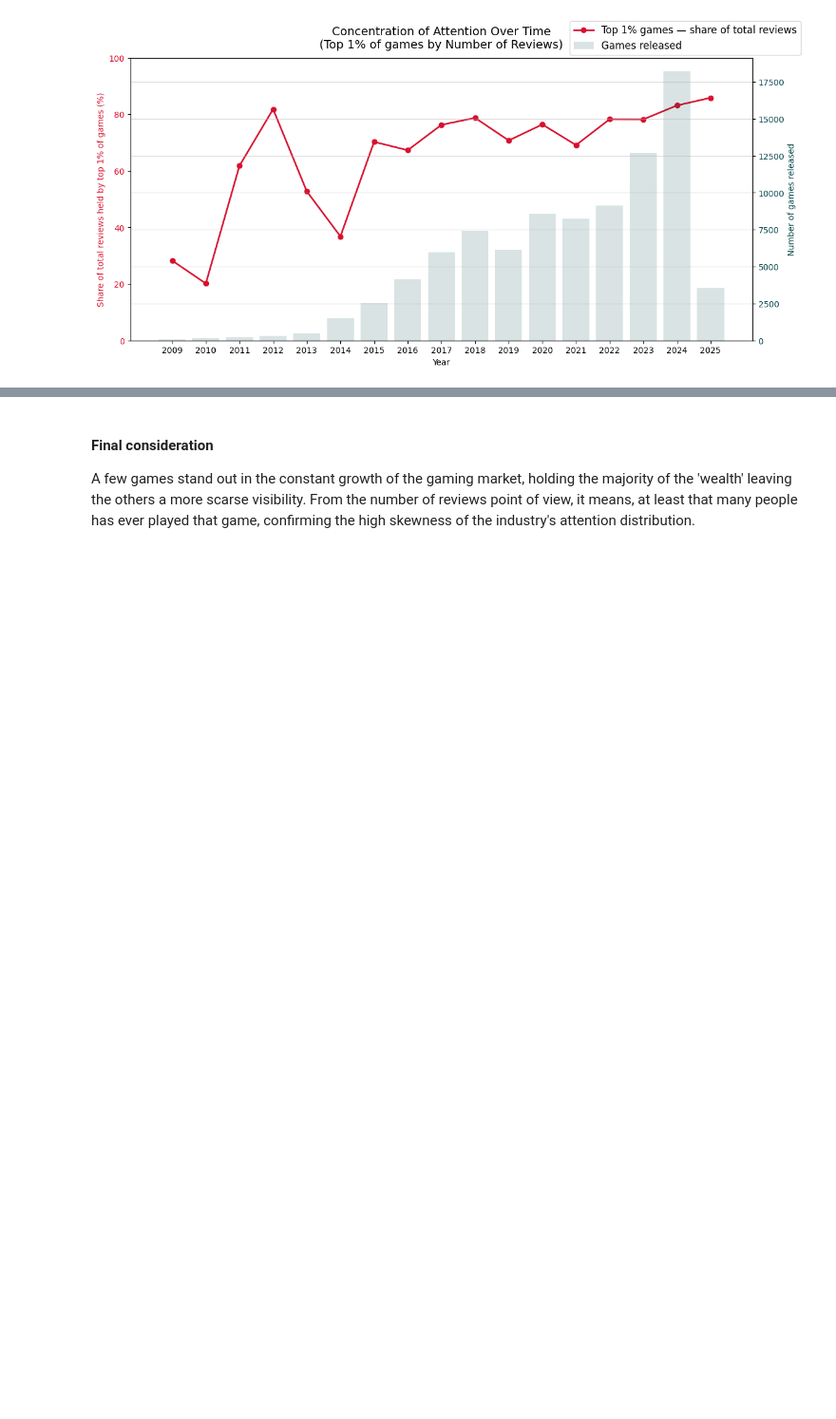
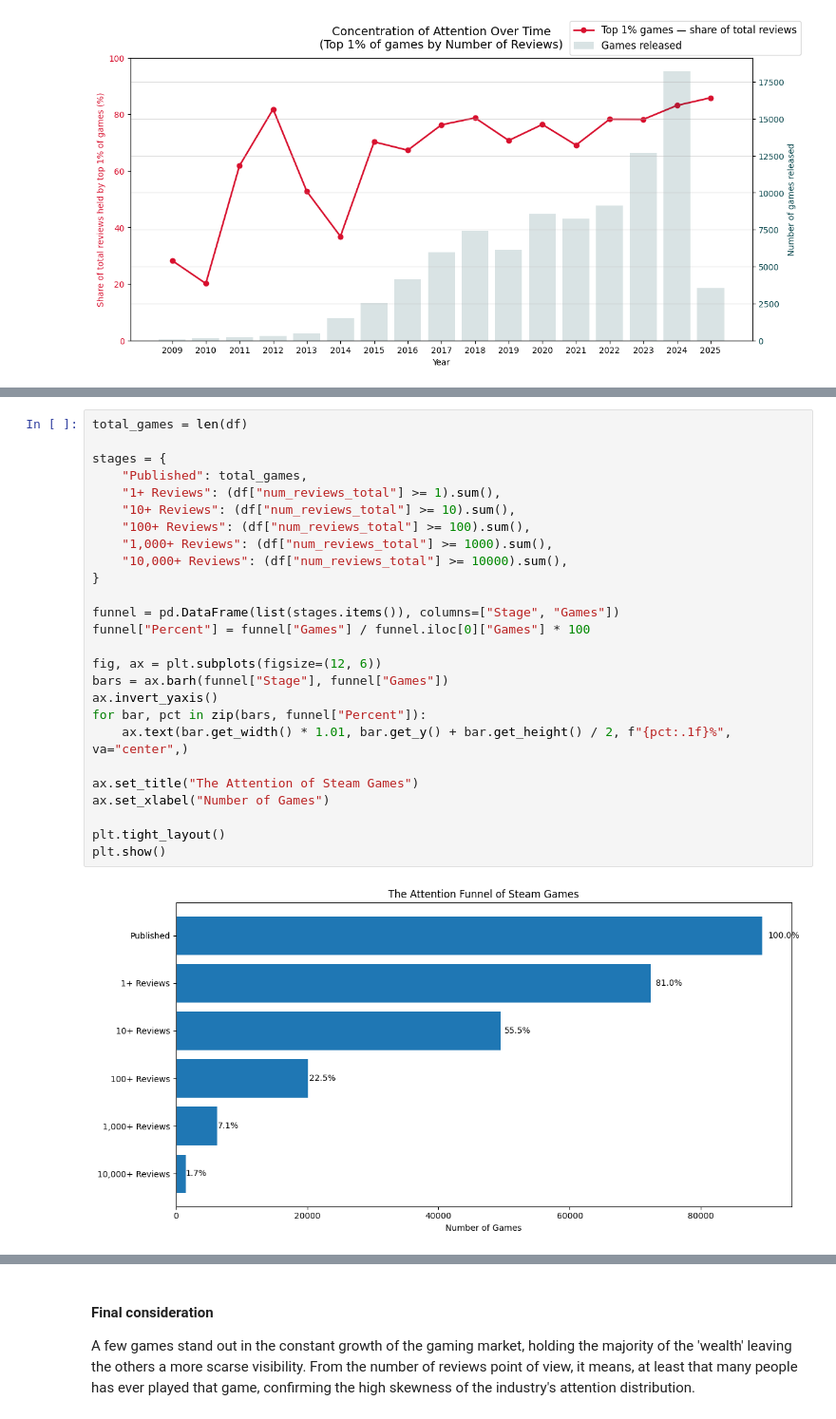
Before and after one commit to Jingrui-Zhu/SLDV, a Jupyter notebook: data_analysis.ipynb, the cells around one changed output, grey strips where cells are left out. Shown at 95% size. Saved outputs shown, nothing was run; the diff lists cells and outputs as text; blank space fills up the shorter version.

```diff
--- a/data_analysis.ipynb
+++ b/data_analysis.ipynb
@@ -649,0 +672,28 @@ plt.show()
+# %%
+total_games = len(df)
+
+stages = {
+    "Published": total_games,
+    "1+ Reviews": (df["num_reviews_total"] >= 1).sum(),
+    "10+ Reviews": (df["num_reviews_total"] >= 10).sum(),
+    "100+ Reviews": (df["num_reviews_total"] >= 100).sum(),
+    "1,000+ Reviews": (df["num_reviews_total"] >= 1000).sum(),
+    "10,000+ Reviews": (df["num_reviews_total"] >= 10000).sum(),
+}
+
+funnel = pd.DataFrame(list(stages.items()), columns=["Stage", "Games"])
+funnel["Percent"] = funnel["Games"] / funnel.iloc[0]["Games"] * 100
+
+fig, ax = plt.subplots(figsize=(12, 6))
+bars = ax.barh(funnel["Stage"], funnel["Games"])
+ax.invert_yaxis()
+for bar, pct in zip(bars, funnel["Percent"]):
+    ax.text(bar.get_width() * 1.01, bar.get_y() + bar.get_height() / 2, f"{pct:.1f}%", va="center",)
+
+ax.set_title("The Attention of Steam Games")
+ax.set_xlabel("Number of Games")
+
+plt.tight_layout()
+plt.show()
+# %% [output]
+[figure, added]
```
Also changed, not shown: parts of 10 cells of this notebook.
